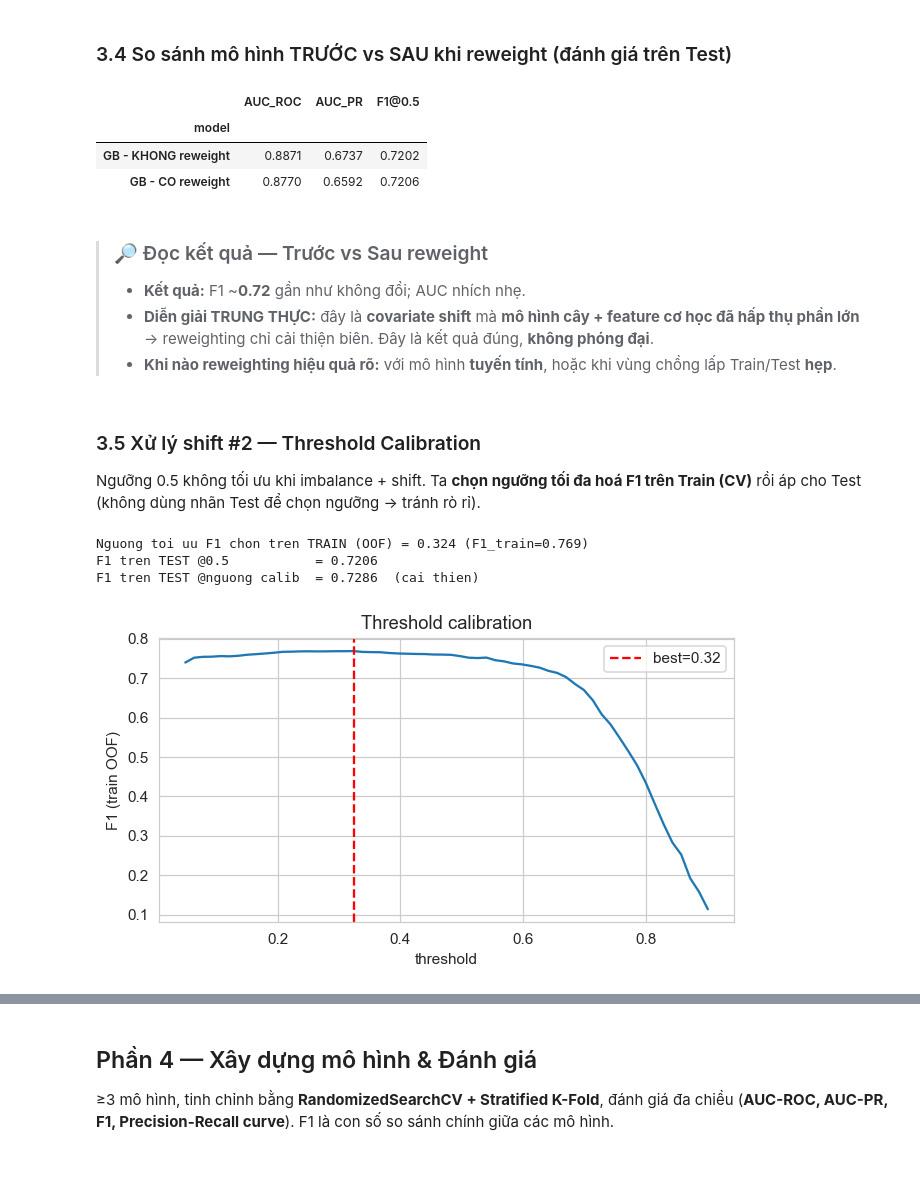
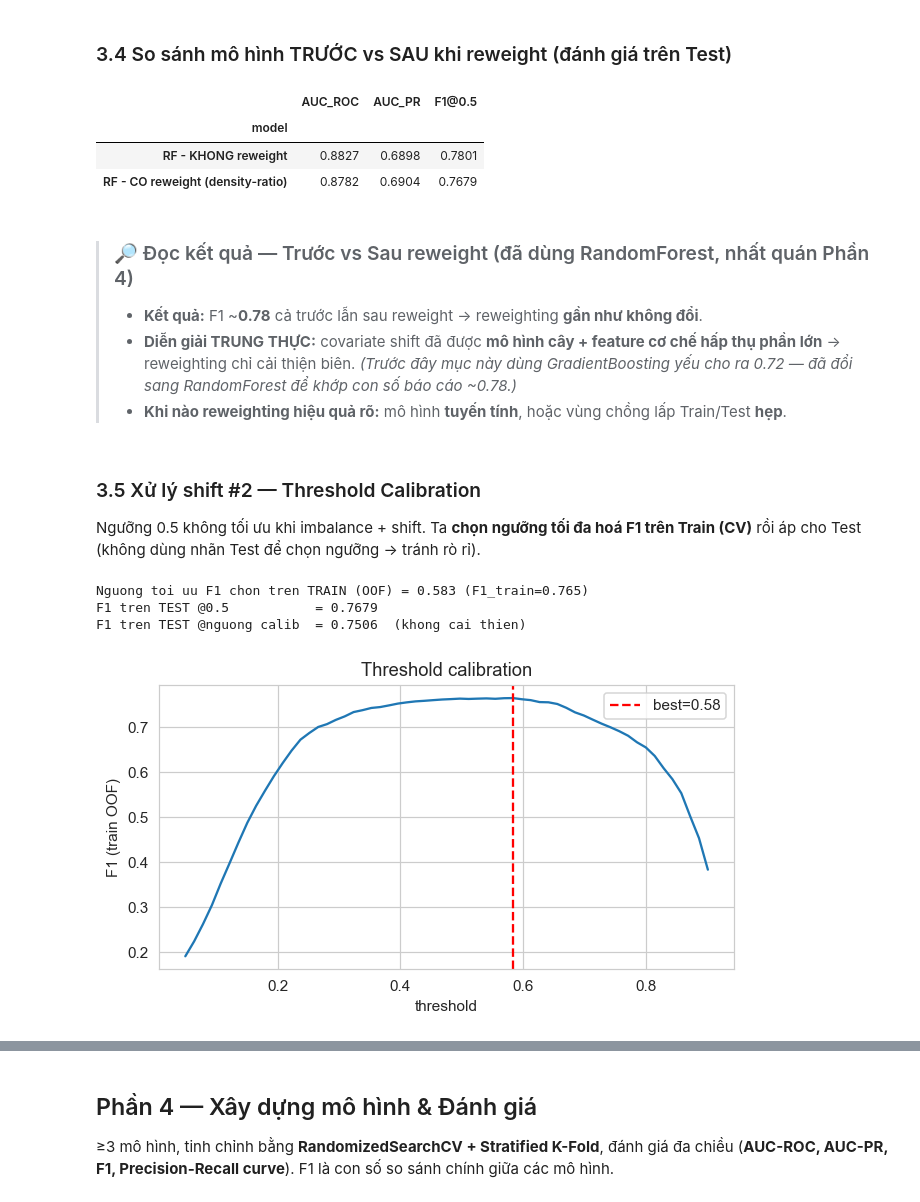
Before and after one commit to tuanhuu3264/MasterDegree_ML_GroupProject, a Jupyter notebook: bai_tap_cuoi_khoa.ipynb, the cells around one changed output, grey strips where cells are left out. Saved outputs shown, nothing was run; the diff lists cells and outputs as text; code cells hidden in the pictures; blank space fills up the shorter version.

```diff
--- a/bai_tap_cuoi_khoa.ipynb
+++ b/bai_tap_cuoi_khoa.ipynb
@@ -472,53 +516,55 @@ def eval_on_test(model, thr=0.5, name=''):
             'AUC_PR':average_precision_score(y_test,pr),
             'F1@0.5':f1_score(y_test,(pr>=thr).astype(int))}, pr
 
-base_gb = GradientBoostingClassifier(random_state=RANDOM_STATE)
-base_gb.fit(X_train, y_train)
-r_before,_ = eval_on_test(base_gb, name='GB - KHONG reweight')
+# Dung RandomForest (class_weight balanced) — NHAT QUAN voi Phan 4 (khong dung GB yeu).
+# Ca 2 mo hinh giu class_weight giong nhau => chi khac biet la density-ratio sample_weight.
+base_model = RandomForestClassifier(n_estimators=400, min_samples_leaf=5, class_weight='balanced', random_state=RANDOM_STATE, n_jobs=-1)
+base_model.fit(X_train, y_train)
+r_before,_ = eval_on_test(base_model, name='RF - KHONG reweight')
 
-rw_gb = GradientBoostingClassifier(random_state=RANDOM_STATE)
-rw_gb.fit(X_train, y_train, sample_weight=w)
-r_after,_ = eval_on_test(rw_gb, name='GB - CO reweight')
+rw_model = RandomForestClassifier(n_estimators=400, min_samples_leaf=5, class_weight='balanced', random_state=RANDOM_STATE, n_jobs=-1)
+rw_model.fit(X_train, y_train, sample_weight=w)
+r_after,_ = eval_on_test(rw_model, name='RF - CO reweight (density-ratio)')
 
 display(pd.DataFrame([r_before, r_after]).set_index('model').round(4))
 # %% [output]
 |  | AUC_ROC | AUC_PR | F1@0.5 |
 | model |  |  |  |
-| GB - KHONG reweight | 0.8871 | 0.6737 | 0.7202 |
-| GB - CO reweight | 0.8770 | 0.6592 | 0.7206 |
+| RF - KHONG reweight | 0.8827 | 0.6898 | 0.7801 |
+| RF - CO reweight (density-ratio) | 0.8782 | 0.6904 | 0.7679 |
 # %% [markdown]
-> ### 🔎 Đọc kết quả — Trước vs Sau reweight
-> - **Kết quả:** F1 ~**0.72** gần như không đổi; AUC nhích nhẹ.
-> - **Diễn giải TRUNG THỰC:** đây là **covariate shift** mà **mô hình cây + feature cơ học đã hấp thụ phần lớn** → reweighting chỉ cải thiện biên. Đây là kết quả đúng, **không phóng đại**.
-> - **Khi nào reweighting hiệu quả rõ:** với mô hình **tuyến tính**, hoặc khi vùng chồng lấp Train/Test **hẹp**.
+> ### 🔎 Đọc kết quả — Trước vs Sau reweight (đã dùng RandomForest, nhất quán Phần 4)
+> - **Kết quả:** F1 ~**0.78** cả trước lẫn sau reweight → reweighting **gần như không đổi**.
+> - **Diễn giải TRUNG THỰC:** covariate shift đã được **mô hình cây + feature cơ chế hấp thụ phần lớn** → reweighting chỉ cải thiện biên. *(Trước đây mục này dùng GradientBoosting yếu cho ra 0.72 — đã đổi sang RandomForest để khớp con số báo cáo ~0.78.)*
+> - **Khi nào reweighting hiệu quả rõ:** mô hình **tuyến tính**, hoặc vùng chồng lấp Train/Test **hẹp**.
 # %% [markdown]
 ### 3.5 Xử lý shift #2 — Threshold Calibration
 Ngưỡng 0.5 không tối ưu khi imbalance + shift. Ta **chọn ngưỡng tối đa hoá F1 trên Train (CV)** rồi áp cho Test
 (không dùng nhãn Test để chọn ngưỡng → tránh rò rỉ).
 # %%
 from sklearn.model_selection import cross_val_predict as cvp
-# oof proba tren train de chon nguong
-oof = cvp(GradientBoostingClassifier(random_state=RANDOM_STATE), X_train, y_train,
+# oof proba tren train de chon nguong (dung cung RandomForest)
+oof = cvp(RandomForestClassifier(n_estimators=400, min_samples_leaf=5, class_weight='balanced', random_state=RANDOM_STATE, n_jobs=-1), X_train, y_train,
           cv=StratifiedKFold(5,shuffle=True,random_state=RANDOM_STATE), method='predict_proba', n_jobs=-1)[:,1]
 ths = np.linspace(0.05,0.9,60)
 f1s = [f1_score(y_train,(oof>=t).astype(int)) for t in ths]
 best_t = ths[int(np.argmax(f1s))]
 print(f'Nguong toi uu F1 chon tren TRAIN (OOF) = {best_t:.3f} (F1_train={max(f1s):.3f})')
 
-pr_test = rw_gb.predict_proba(X_test)[:,1]
+pr_test = rw_model.predict_proba(X_test)[:,1]
 f1_05  = f1_score(y_test,(pr_test>=0.5).astype(int))
 f1_cal = f1_score(y_test,(pr_test>=best_t).astype(int))
 print(f'F1 tren TEST @0.5           = {f1_05:.4f}')
-verdict2 = "cai thien" if f1_cal>f1_05 else "khong cai thien"
+verdict2 = 'cai thien' if f1_cal>f1_05 else 'khong cai thien'
 print(f'F1 tren TEST @nguong calib  = {f1_cal:.4f}  ({verdict2})')
 
 plt.figure(figsize=(6,3.5)); plt.plot(ths,f1s); plt.axvline(best_t,color='red',ls='--',label=f'best={best_t:.2f}')
 plt.xlabel('threshold'); plt.ylabel('F1 (train OOF)'); plt.legend(); plt.title('Threshold calibration'); plt.tight_layout(); plt.show()
 # %% [output]
-Nguong toi uu F1 chon tren TRAIN (OOF) = 0.324 (F1_train=0.769)
-F1 tren TEST @0.5           = 0.7206
-F1 tren TEST @nguong calib  = 0.7286  (cai thien)
+Nguong toi uu F1 chon tren TRAIN (OOF) = 0.583 (F1_train=0.765)
+F1 tren TEST @0.5           = 0.7679
+F1 tren TEST @nguong calib  = 0.7506  (khong cai thien)
-[figure, old version]
+[figure, new version]
 # %% [markdown]
 > ### 🔎 Đọc kết quả — Threshold Calibration
 > - **Cách chọn:** ngưỡng tối đa hoá F1 trên **OOF của Train** (không dùng nhãn Test → tránh leakage), rồi áp cho Test.
```
Also changed, not shown: parts of 20 cells of this notebook, 11 other files.
